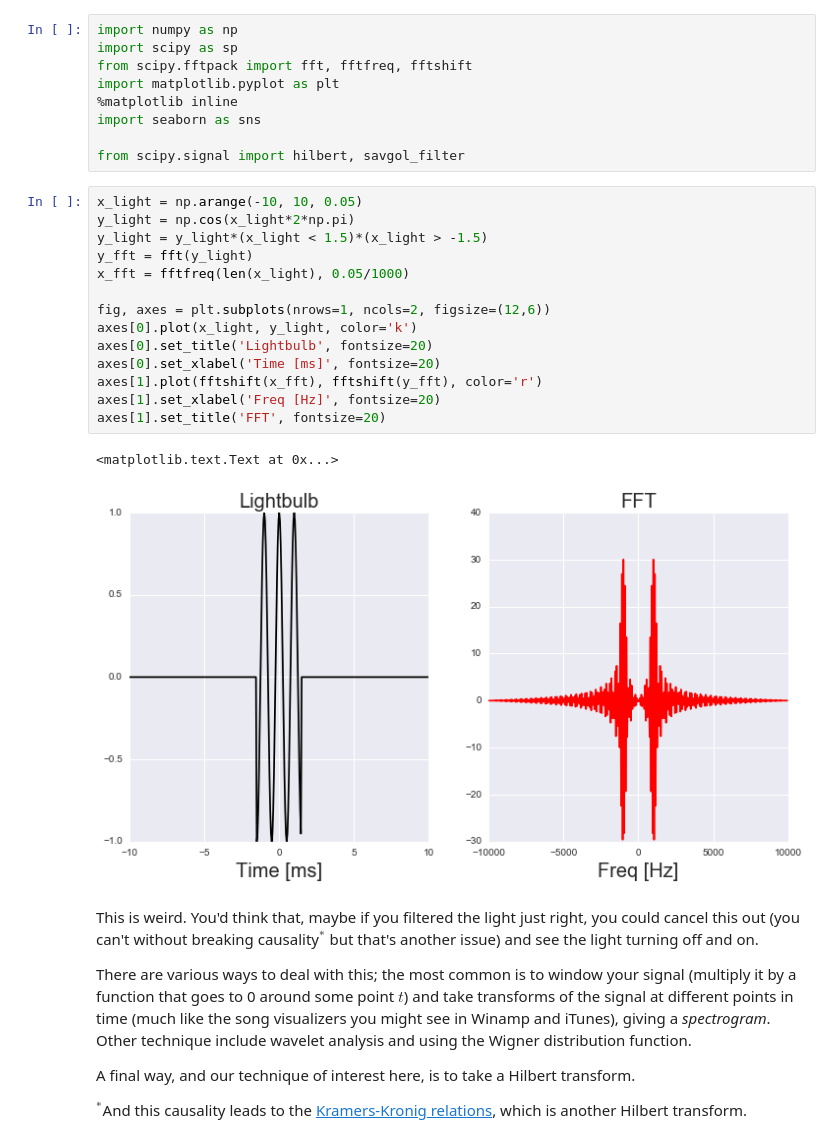
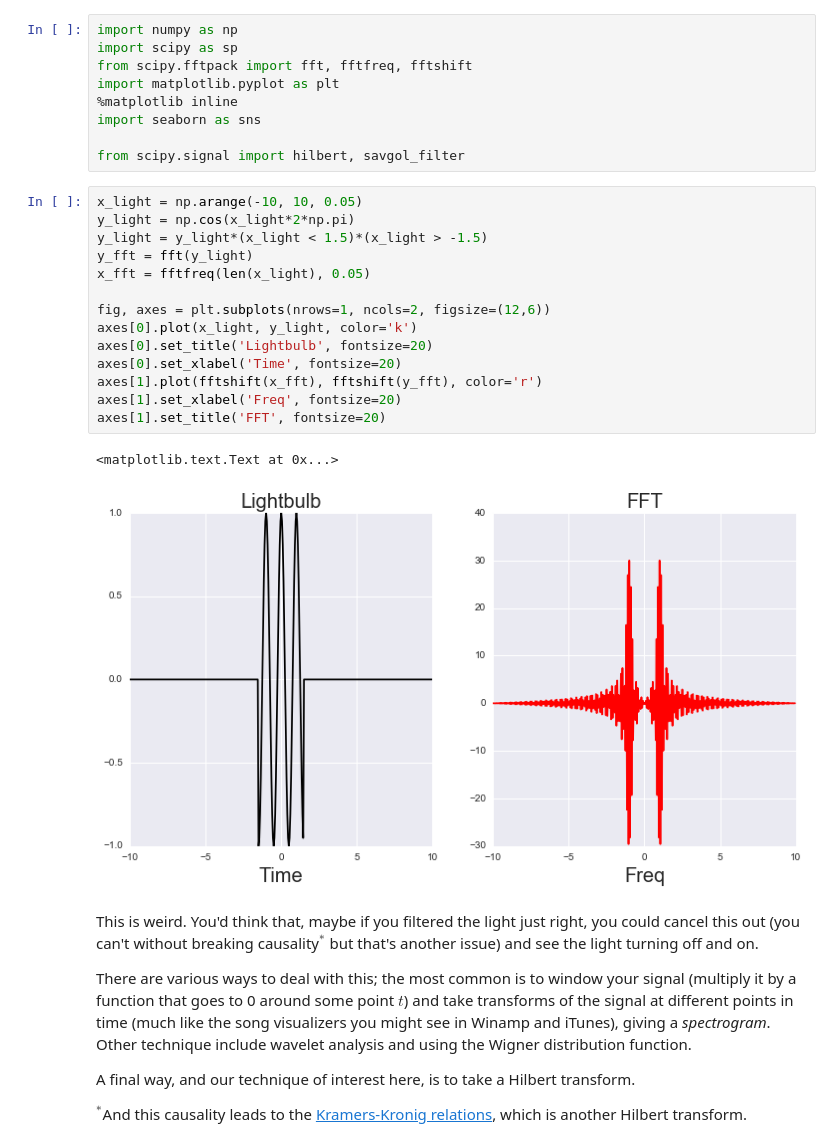
Before and after one commit to anzelpwj/Stats-week, a Jupyter notebook: Hilbert_Transform.ipynb, the cells around one changed output. Saved outputs shown, nothing was run; the diff lists cells and outputs as text.

```diff
--- a/Hilbert_Transform.ipynb
+++ b/Hilbert_Transform.ipynb
@@ -18,20 +18,20 @@ from scipy.signal import hilbert, savgol_filter
 # %%
 x_light = np.arange(-10, 10, 0.05)
 y_light = np.cos(x_light*2*np.pi)
 y_light = y_light*(x_light < 1.5)*(x_light > -1.5)
 y_fft = fft(y_light)
-x_fft = fftfreq(len(x_light), 0.05/1000)
+x_fft = fftfreq(len(x_light), 0.05)
 
 fig, axes = plt.subplots(nrows=1, ncols=2, figsize=(12,6))
 axes[0].plot(x_light, y_light, color='k')
 axes[0].set_title('Lightbulb', fontsize=20)
-axes[0].set_xlabel('Time [ms]', fontsize=20)
+axes[0].set_xlabel('Time', fontsize=20)
 axes[1].plot(fftshift(x_fft), fftshift(y_fft), color='r')
-axes[1].set_xlabel('Freq [Hz]', fontsize=20)
+axes[1].set_xlabel('Freq', fontsize=20)
 axes[1].set_title('FFT', fontsize=20)
 # %% [output]
 <matplotlib.text.Text at 0x...>
-[figure, old version]
+[figure, new version]
 # %% [markdown]
 This is weird. You'd think that, maybe if you filtered the light just right, you could cancel this out (you can't without breaking causality$^*$ but that's another issue) and see the light turning off and on.
 
```
Also changed, not shown: parts of 12 cells of this notebook.
